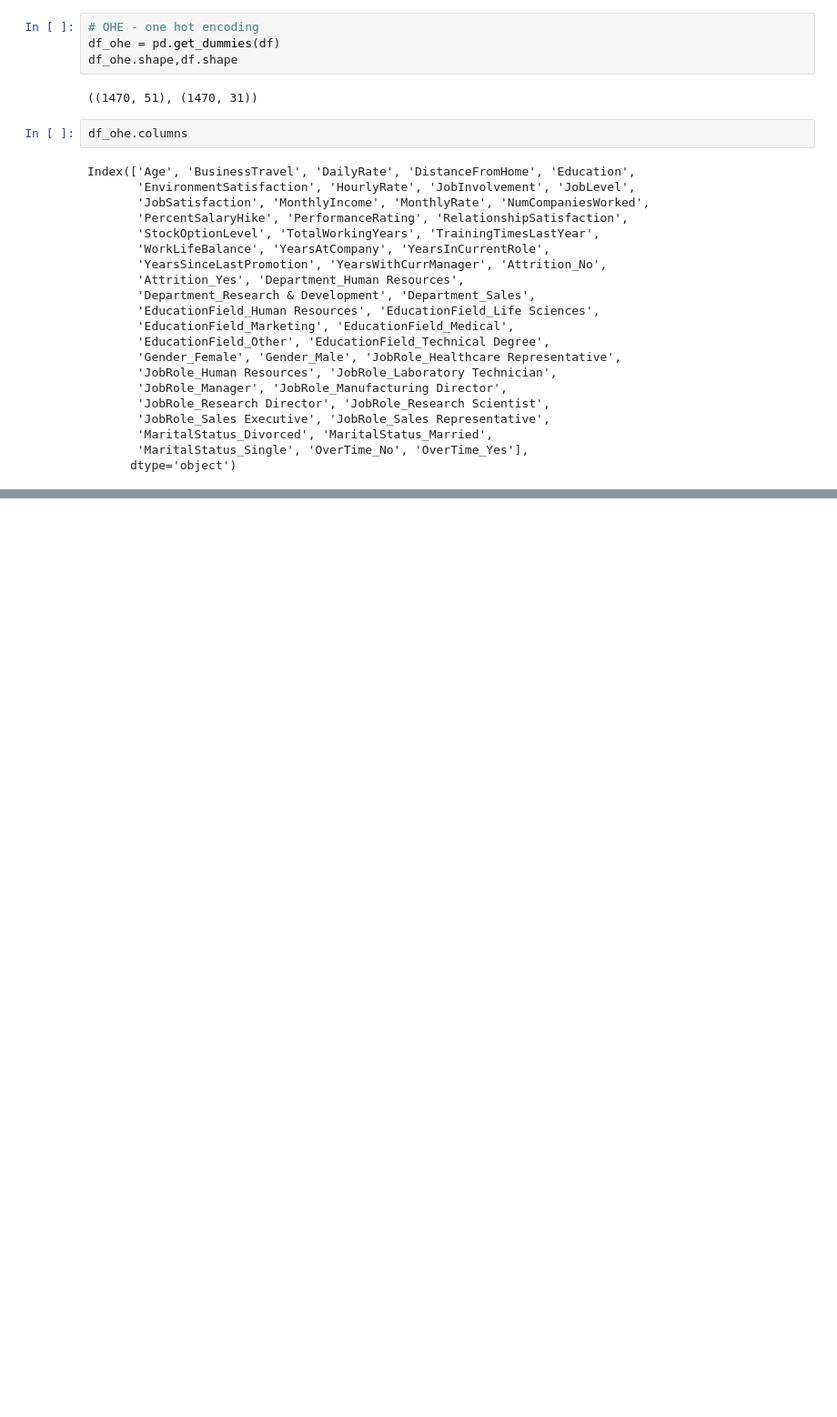
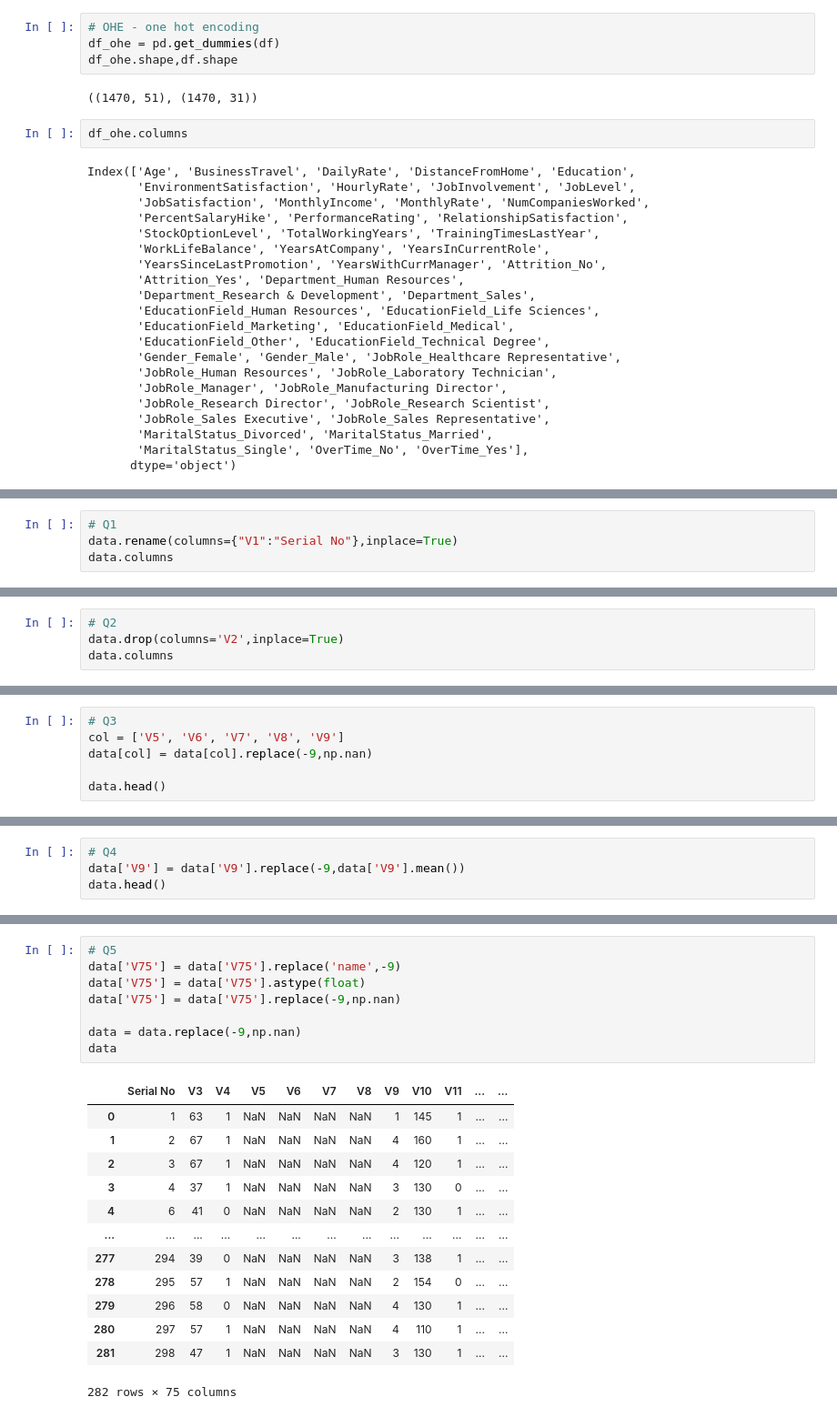
Before and after one commit to karthikoo7/Machine_Learning-BDA-, a Jupyter notebook: Day1_PreProcess.ipynb, the cells around one changed output, grey strips where cells are left out. Shown at 91% size. Saved outputs shown, nothing was run; the diff lists cells and outputs as text; blank space fills up the shorter version.

```diff
--- a/Day1_PreProcess.ipynb
+++ b/Day1_PreProcess.ipynb
@@ -193,0 +281,4 @@ Index(['Age', 'BusinessTravel', 'DailyRate', 'DistanceFromHome', 'Education',
+# %%
+# Q1
+data.rename(columns={"V1":"Serial No"},inplace=True)
+data.columns
@@ -193,0 +295,4 @@ Index(['Age', 'BusinessTravel', 'DailyRate', 'DistanceFromHome', 'Education',
+# %%
+# Q2
+data.drop(columns='V2',inplace=True)
+data.columns
@@ -193,0 +309,6 @@ Index(['Age', 'BusinessTravel', 'DailyRate', 'DistanceFromHome', 'Education',
+# %%
+# Q3
+col = ['V5', 'V6', 'V7', 'V8', 'V9']
+data[col] = data[col].replace(-9,np.nan)
+
+data.head()
@@ -193,0 +323,4 @@ Index(['Age', 'BusinessTravel', 'DailyRate', 'DistanceFromHome', 'Education',
+# %%
+# Q4
+data['V9'] = data['V9'].replace(-9,data['V9'].mean())
+data.head()
@@ -193,0 +335,22 @@ Index(['Age', 'BusinessTravel', 'DailyRate', 'DistanceFromHome', 'Education',
+# %%
+# Q5
+data['V75'] = data['V75'].replace('name',-9)
+data['V75'] = data['V75'].astype(float)
+data['V75'] = data['V75'].replace(-9,np.nan)
+
+data = data.replace(-9,np.nan)
+data
+# %% [output]
+|  | Serial No | V3 | V4 | V5 | V6 | V7 | V8 | V9 | V10 | V11 | ... | ... |
+| 0 | 1 | 63 | 1 | NaN | NaN | NaN | NaN | 1 | 145 | 1 | ... | ... |
+| 1 | 2 | 67 | 1 | NaN | NaN | NaN | NaN | 4 | 160 | 1 | ... | ... |
+| 2 | 3 | 67 | 1 | NaN | NaN | NaN | NaN | 4 | 120 | 1 | ... | ... |
+| 3 | 4 | 37 | 1 | NaN | NaN | NaN | NaN | 3 | 130 | 0 | ... | ... |
+| 4 | 6 | 41 | 0 | NaN | NaN | NaN | NaN | 2 | 130 | 1 | ... | ... |
+| ... | ... | ... | ... | ... | ... | ... | ... | ... | ... | ... | ... | ... |
+| 277 | 294 | 39 | 0 | NaN | NaN | NaN | NaN | 3 | 138 | 1 | ... | ... |
+| 278 | 295 | 57 | 1 | NaN | NaN | NaN | NaN | 2 | 154 | 0 | ... | ... |
+| 279 | 296 | 58 | 0 | NaN | NaN | NaN | NaN | 4 | 130 | 1 | ... | ... |
+| 280 | 297 | 57 | 1 | NaN | NaN | NaN | NaN | 4 | 110 | 1 | ... | ... |
+| 281 | 298 | 47 | 1 | NaN | NaN | NaN | NaN | 3 | 130 | 1 | ... | ... |
+282 rows × 75 columns
```
Also changed, not shown: parts of 21 cells of this notebook.
